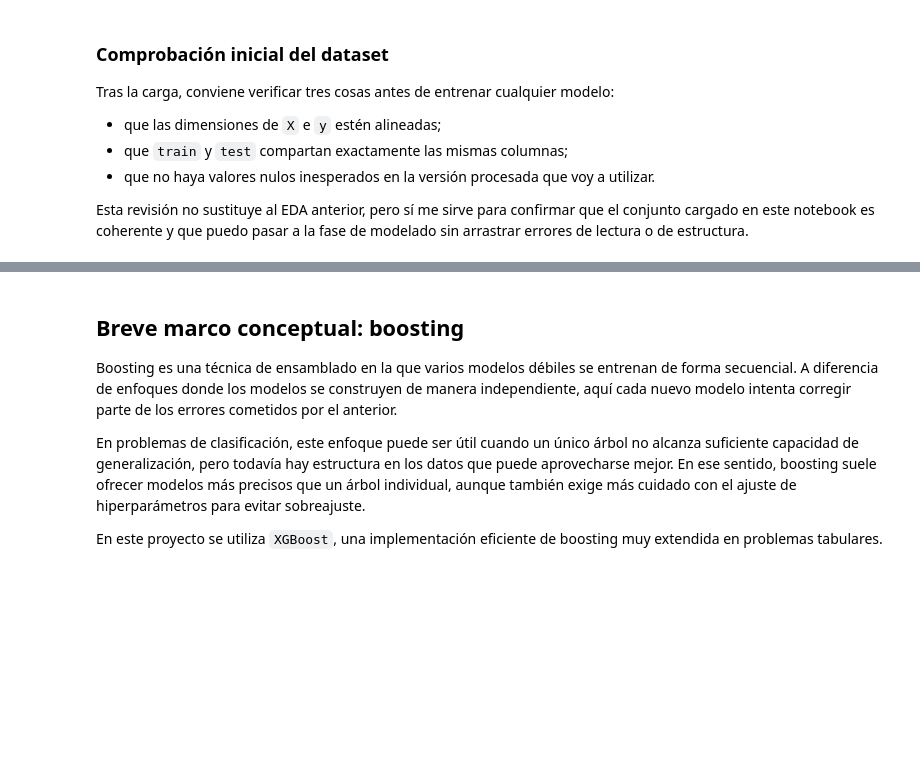
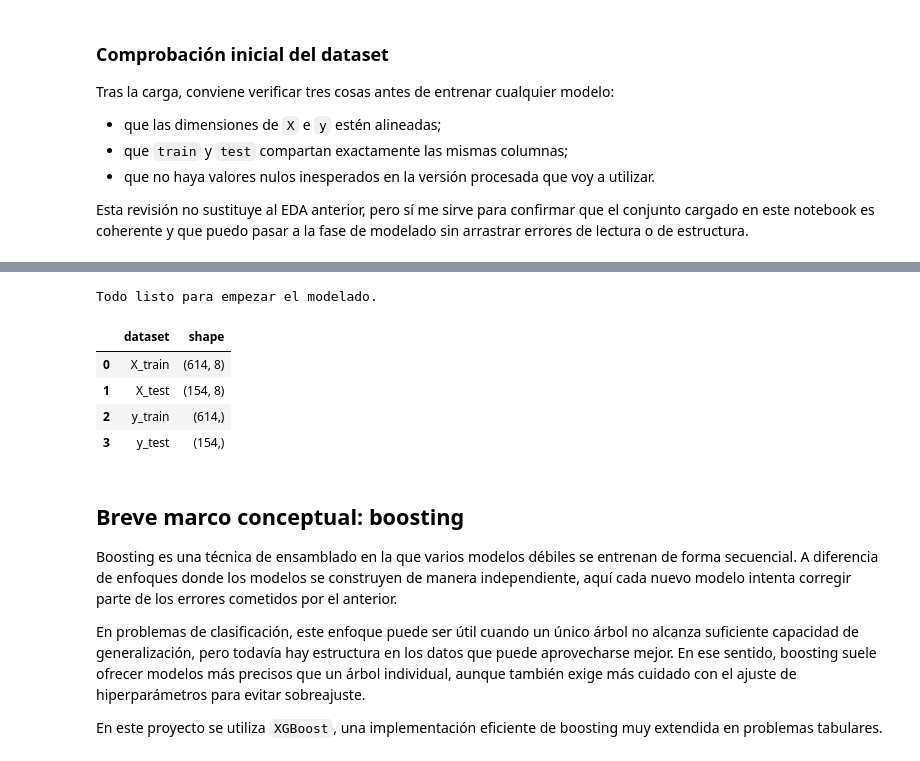
Before and after one commit to 4GeeksAcademy/gondelles-boosting-algorithm-project, a Jupyter notebook: src/boosting_diabetes.ipynb, the cells around one changed output, grey strips where cells are left out. Saved outputs shown, nothing was run; the diff lists cells and outputs as text; code cells hidden in the pictures; blank space fills up the shorter version.

```diff
--- a/src/boosting_diabetes.ipynb
+++ b/src/boosting_diabetes.ipynb
@@ -180,0 +204,13 @@ Esta revisión no sustituye al EDA anterior, pero sí me sirve para confirmar qu
+# %%
+# Copias de trabajo para el modelado
+X_train_model = X_train.copy()
+X_test_model = X_test.copy()
+
+y_train_model = y_train.copy().astype("int64")
+y_test_model = y_test.copy().astype("int64")
+
+print("Conjuntos preparados para modelado:")
+print(f"X_train_model: {X_train_model.shape}")
+print(f"X_test_model : {X_test_model.shape}")
+print(f"y_train_model: {y_train_model.shape}")
+print(f"y_test_model : {y_test_model.shape}")
@@ -181,3 +261,30 @@ Esta revisión no sustituye al EDA anterior, pero sí me sirve para confirmar qu
+# %%
+assert X_train_model.shape[0] == y_train_model.shape[0], "Train desalineado"
+assert X_test_model.shape[0] == y_test_model.shape[0], "Test desalineado"
+assert list(X_train_model.columns) == list(X_test_model.columns), "Train y test no comparten columnas"
+assert set(y_train_model.unique()) == set(y_test_model.unique()), "Las clases en train y test no coinciden"
+
+print("Todo listo para empezar el modelado.")
+# %% [output]
+Todo listo para empezar el modelado.
+# %%
+prep_summary = pd.DataFrame({
+    "dataset": ["X_train", "X_test", "y_train", "y_test"],
+    "shape": [
+        X_train_model.shape,
+        X_test_model.shape,
+        y_train_model.shape,
+        y_test_model.shape
+    ]
+})
+
+display(prep_summary)
+# %% [output]
+|  | dataset | shape |
+| 0 | X_train | (614, 8) |
+| 1 | X_test | (154, 8) |
+| 2 | y_train | (614,) |
+| 3 | y_test | (154,) |
 # %% [markdown]
 ## Breve marco conceptual: boosting
 
```
Also changed, not shown: parts of 5 cells of this notebook.
